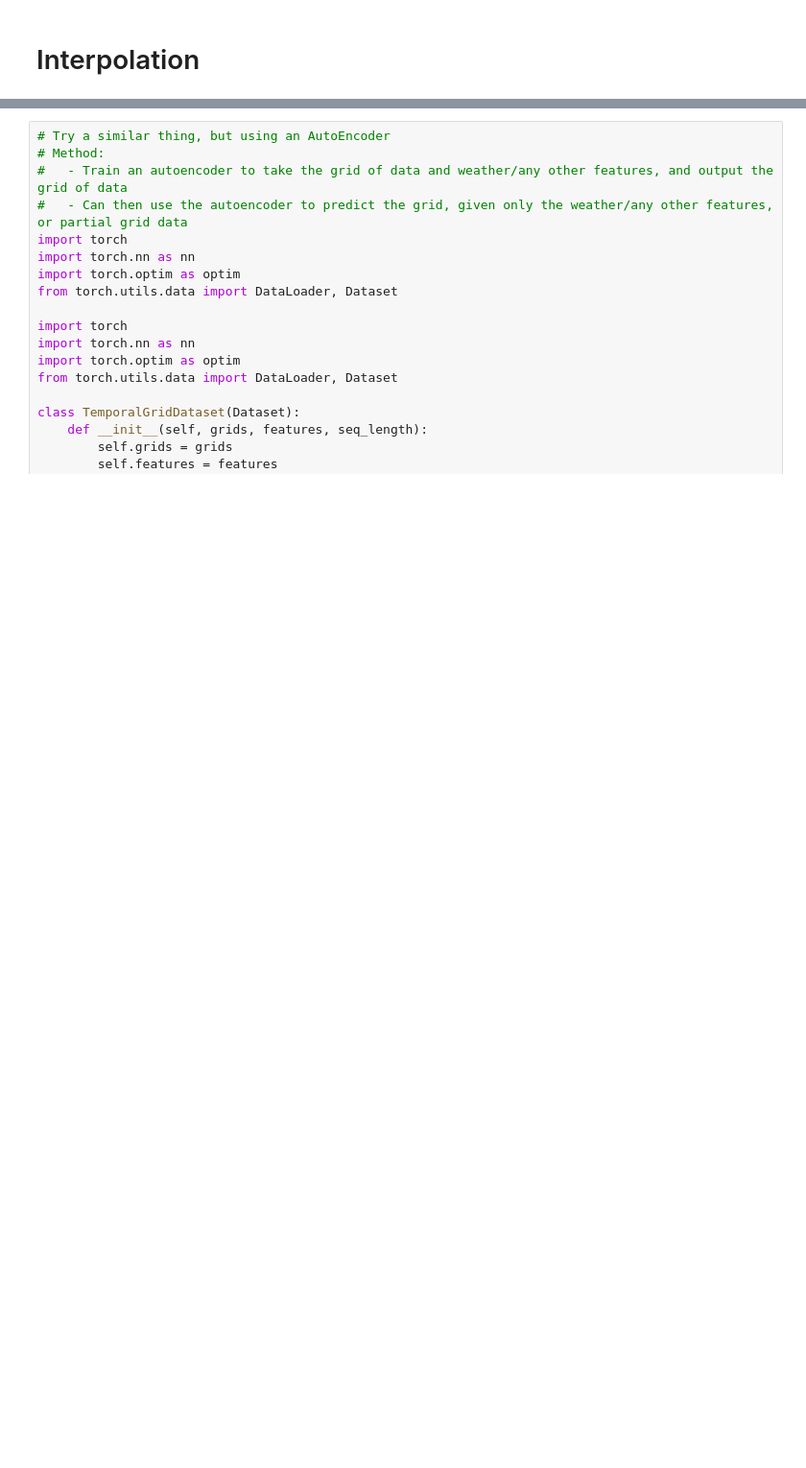
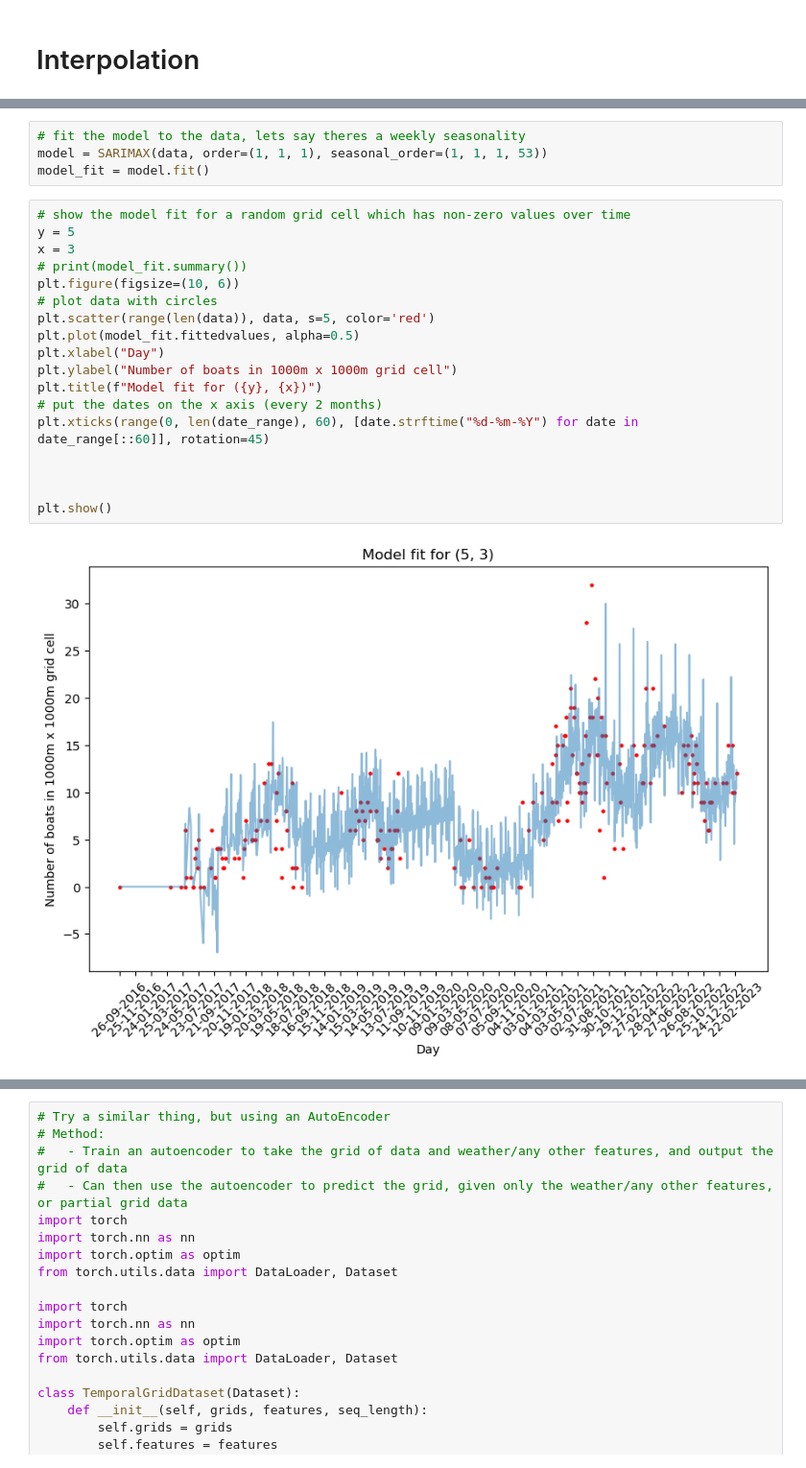
Before and after one commit to swforrest/counting_waterholes, a Jupyter notebook: visualisation/exploring.ipynb, the cells around one changed output, grey strips where cells are left out. Shown at 96% size. Saved outputs shown, nothing was run; the diff lists cells and outputs as text; blank space fills up the shorter version.

```diff
--- a/visualisation/exploring.ipynb
+++ b/visualisation/exploring.ipynb
@@ -626,0 +531,24 @@ print(errors)
+# %%
+# fit the model to the data, lets say theres a weekly seasonality
+model = SARIMAX(data, order=(1, 1, 1), seasonal_order=(1, 1, 1, 53))
+model_fit = model.fit()
+# %%
+# show the model fit for a random grid cell which has non-zero values over time
+y = 5
+x = 3
+# print(model_fit.summary())
+plt.figure(figsize=(10, 6))
+# plot data with circles
+plt.scatter(range(len(data)), data, s=5, color='red')
+plt.plot(model_fit.fittedvalues, alpha=0.5)
+plt.xlabel("Day")
+plt.ylabel("Number of boats in 1000m x 1000m grid cell")
+plt.title(f"Model fit for ({y}, {x})")
+# put the dates on the x axis (every 2 months)
+plt.xticks(range(0, len(date_range), 60), [date.strftime("%d-%m-%Y") for date in date_range[::60]], rotation=45)
+
+
+
+plt.show()
+# %% [output]
+[figure, added]
```
Also changed, not shown: parts of 28 cells of this notebook, 33 other files.
